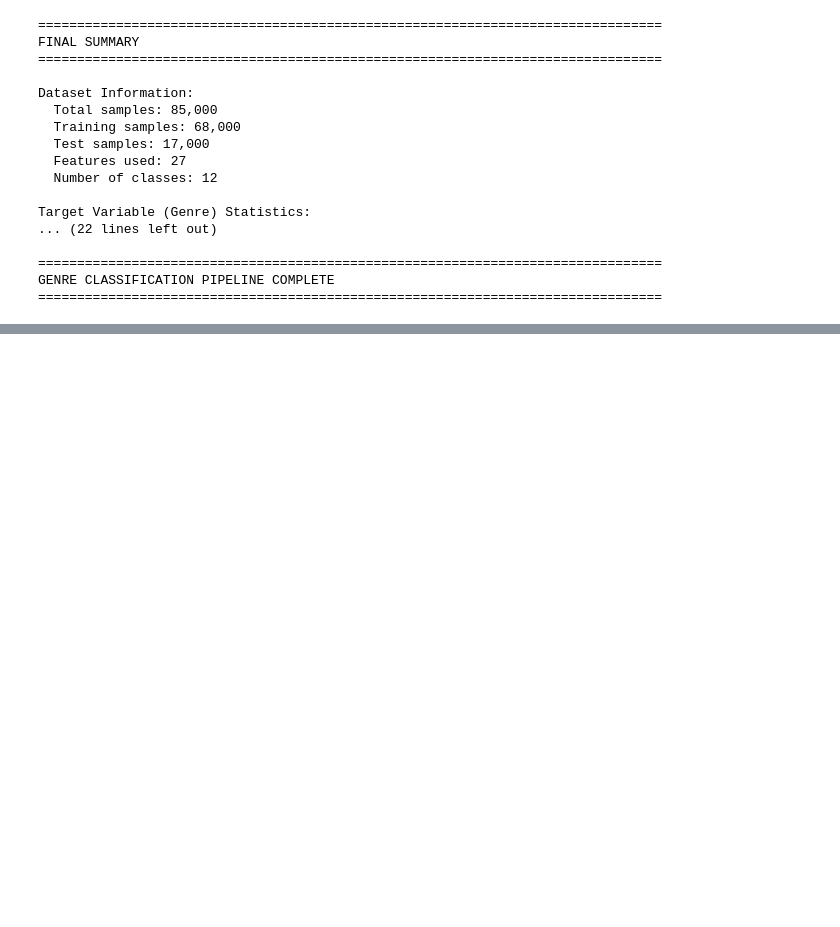
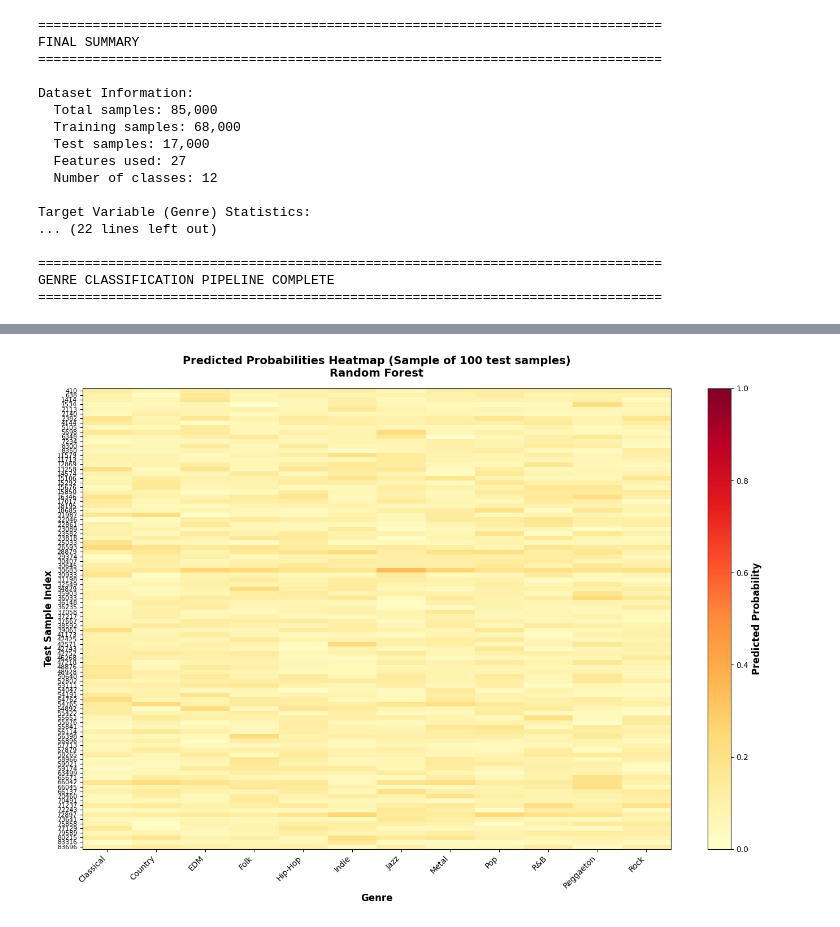
Before and after one commit to sahil095/Spotify-Song-Recommendations, a Jupyter notebook: genre_prediction.ipynb, the cells around one changed output, grey strips where cells are left out. Cells and saved outputs as stored; diff of their text form; code cells hidden in the pictures; blank space fills up the shorter version.

```diff
--- a/genre_prediction.ipynb
+++ b/genre_prediction.ipynb
@@ -633,0 +989,30 @@ GENRE CLASSIFICATION PIPELINE COMPLETE
+# %%
+# Step 5: Heatmap of Predicted Probabilities
+fig, ax = plt.subplots(figsize=(14, 10))
+
+# Sample a subset for visualization (too many rows to show all)
+sample_size = min(100, len(probabilities_df))
+prob_sample = probabilities_df.sample(n=sample_size, random_state=42).sort_index()
+
+# Create heatmap
+im = ax.imshow(prob_sample.values, aspect='auto', cmap='YlOrRd', vmin=0, vmax=1)
+
+# Set labels
+ax.set_xticks(np.arange(len(genre_classes)))
+ax.set_yticks(np.arange(len(prob_sample)))
+ax.set_xticklabels(genre_classes, rotation=45, ha='right')
+ax.set_yticklabels(prob_sample.index[:len(prob_sample)], fontsize=8)
+
+# Add colorbar
+cbar = plt.colorbar(im, ax=ax)
+cbar.set_label('Predicted Probability', fontsize=12, fontweight='bold')
+
+ax.set_xlabel('Genre', fontsize=12, fontweight='bold')
+ax.set_ylabel('Test Sample Index', fontsize=12, fontweight='bold')
+ax.set_title(f'Predicted Probabilities Heatmap (Sample of {sample_size} test samples)\n{best_binary_model}',
+             fontsize=14, fontweight='bold', pad=15)
+
+plt.tight_layout()
+plt.show()
+# %% [output]
+[figure, added]
```
Also changed, not shown: parts of 11 cells of this notebook.
